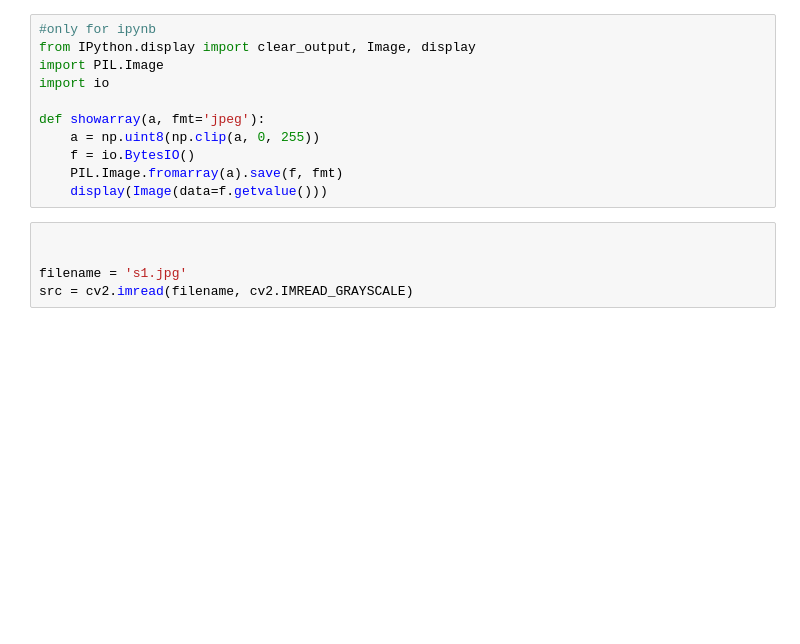
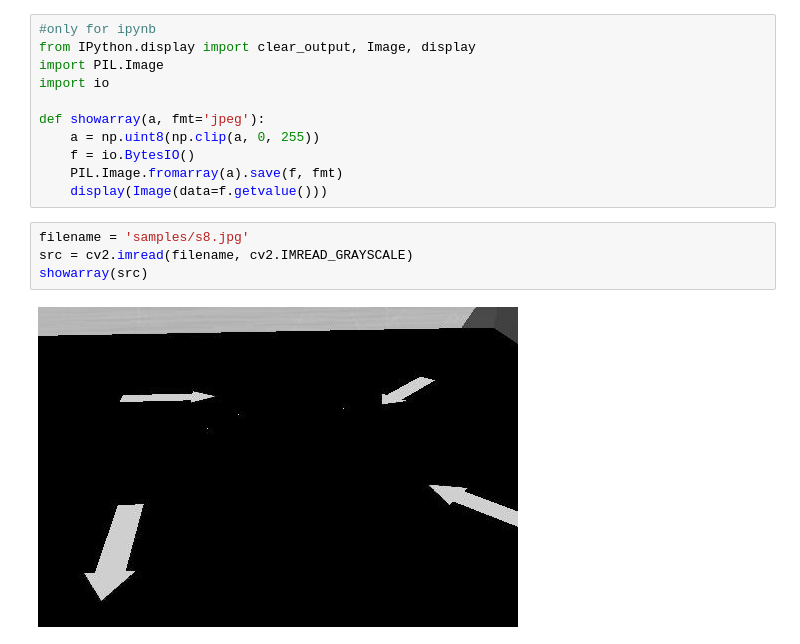
Before and after one commit to DMUPraveen/SLRC_RoboRebels, a Jupyter notebook: deploy_scripts/feature_extractor.ipynb, the cells around one changed output. Cells and saved outputs as stored; diff of their text form; blank space fills up the shorter version.

```diff
--- a/deploy_scripts/feature_extractor.ipynb
+++ b/deploy_scripts/feature_extractor.ipynb
@@ -16,7 +16,8 @@ def showarray(a, fmt='jpeg'):
     PIL.Image.fromarray(a).save(f, fmt)
     display(Image(data=f.getvalue()))
 # %%
-
-
-filename = 's1.jpg'
+filename = 'samples/s8.jpg'
 src = cv2.imread(filename, cv2.IMREAD_GRAYSCALE)
+showarray(src)
+# %% [output]
+[figure, added]
```
Also changed, not shown: parts of 22 cells of this notebook, 22 other files.
